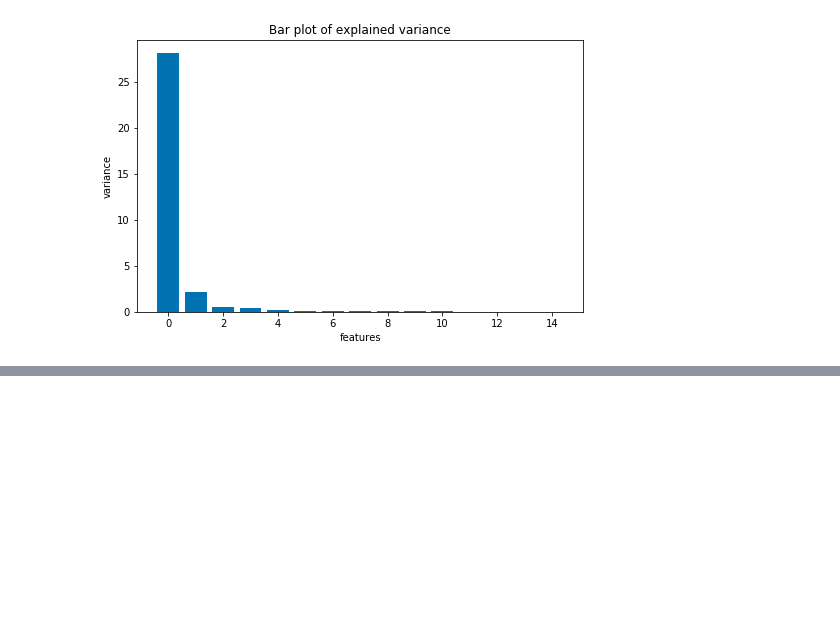
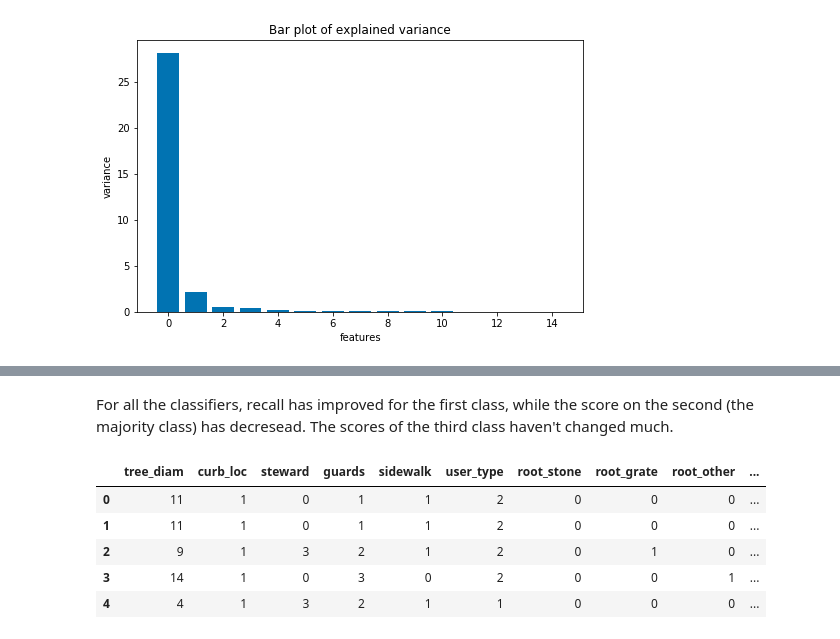
Before and after one commit to aspds18/Springboard_capstone1, a Jupyter notebook: Capstone1.ipynb, the cells around one changed output, grey strips where cells are left out. Saved outputs shown, nothing was run; the diff lists cells and outputs as text; code cells hidden in the pictures; blank space fills up the shorter version.

Commit message:
edits to classifier

```diff
--- a/Capstone1.ipynb
+++ b/Capstone1.ipynb
@@ -1167,0 +1241,18 @@ Text(0, 0.5, 'variance')
+# %% [markdown]
+For all the classifiers, recall has improved for the first class, while the score on the second (the majority class) has decresead. The scores of the third class haven't changed much.
+# %%
+# Instead of decoding the problems into "yes/no", all the possible problems are encoded
+Xman2,yman2=bor_xy_prob(manh_enc)
+
+#label_enc(manh_enc.problems)
+Xman2,yman2=bor_xy_prob(manh_enc)
+Xman2['prob_enc']=label_enc(Xman2.problems)
+Xman2.drop(['problems'],axis=1,inplace=True)
+Xman2.head()
+# %% [output]
+|  | tree_diam | curb_loc | steward | guards | sidewalk | user_type | root_stone | root_grate | root_other | ... |
+| 0 | 11 | 1 | 0 | 1 | 1 | 2 | 0 | 0 | 0 | ... |
+| 1 | 11 | 1 | 0 | 1 | 1 | 2 | 0 | 0 | 0 | ... |
+| 2 | 9 | 1 | 3 | 2 | 1 | 2 | 0 | 1 | 0 | ... |
+| 3 | 14 | 1 | 0 | 3 | 0 | 2 | 0 | 0 | 1 | ... |
+| 4 | 4 | 1 | 3 | 2 | 1 | 1 | 0 | 0 | 0 | ... |
```
Also changed, not shown: parts of 30 cells of this notebook.
